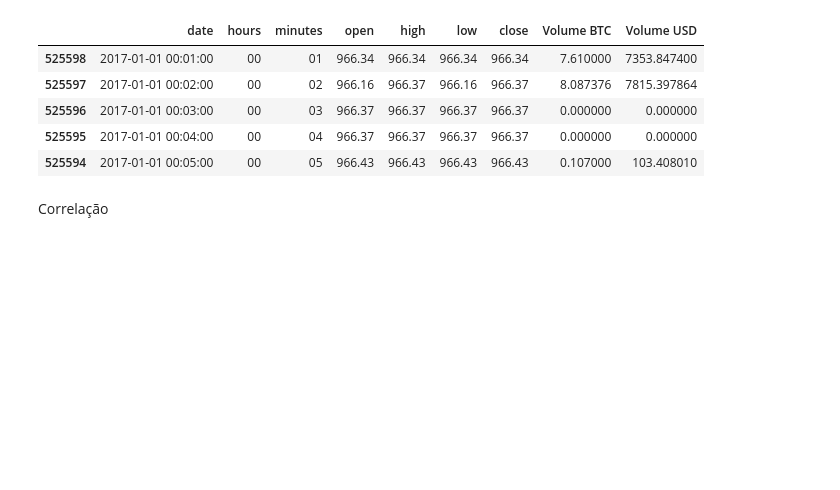
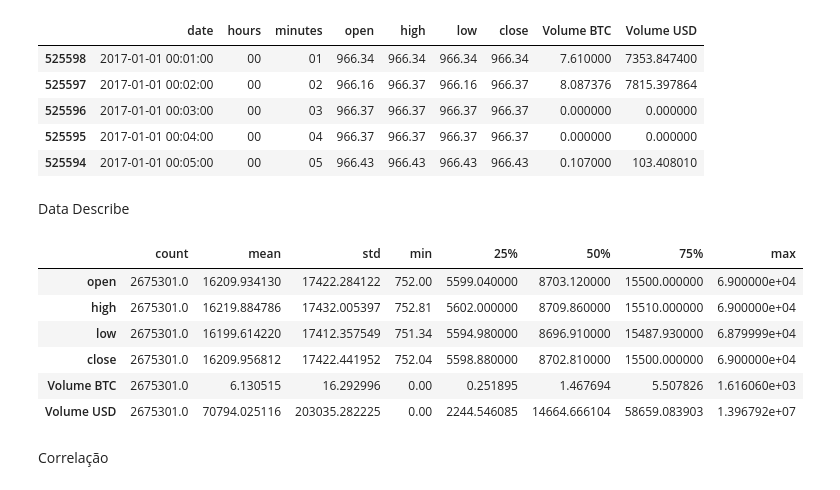
Before and after one commit to Lukas-Christopher13/Projeto-Topicos-em-BD, a Jupyter notebook: Bitcoin_historical_data.ipynb, the cells around one changed output. Saved outputs shown, nothing was run; the diff lists cells and outputs as text; code cells hidden in the pictures; blank space fills up the shorter version.

Commit message:
describe dos dados adicionado

```diff
--- a/Bitcoin_historical_data.ipynb
+++ b/Bitcoin_historical_data.ipynb
@@ -114,6 +114,19 @@ BTC_df_date.head()
 | 525596 | 2017-01-01 00:03:00 | 00 | 03 | 966.37 | 966.37 | 966.37 | 966.37 | 0.000000 | 0.000000 |
 | 525595 | 2017-01-01 00:04:00 | 00 | 04 | 966.37 | 966.37 | 966.37 | 966.37 | 0.000000 | 0.000000 |
 | 525594 | 2017-01-01 00:05:00 | 00 | 05 | 966.43 | 966.43 | 966.43 | 966.43 | 0.107000 | 103.408010 |
+# %% [markdown]
+Data Describe
+# %%
+cols = ['open', 'high', 'low', 'close', 'Volume BTC', 'Volume USD']
+BTC_df_date[cols].describe().T
+# %% [output]
+|  | count | mean | std | min | 25% | 50% | 75% | max |
+| open | 2675301.0 | 16209.934130 | 17422.284122 | 752.00 | 5599.040000 | 8703.120000 | 15500.000000 | 6.900000e+04 |
+| high | 2675301.0 | 16219.884786 | 17432.005397 | 752.81 | 5602.000000 | 8709.860000 | 15510.000000 | 6.900000e+04 |
+| low | 2675301.0 | 16199.614220 | 17412.357549 | 751.34 | 5594.980000 | 8696.910000 | 15487.930000 | 6.879999e+04 |
+| close | 2675301.0 | 16209.956812 | 17422.441952 | 752.04 | 5598.880000 | 8702.810000 | 15500.000000 | 6.900000e+04 |
+| Volume BTC | 2675301.0 | 6.130515 | 16.292996 | 0.00 | 0.251895 | 1.467694 | 5.507826 | 1.616060e+03 |
+| Volume USD | 2675301.0 | 70794.025116 | 203035.282225 | 0.00 | 2244.546085 | 14664.666104 | 58659.083903 | 1.396792e+07 |
 # %% [markdown]
 Correlação
 # %%
```
